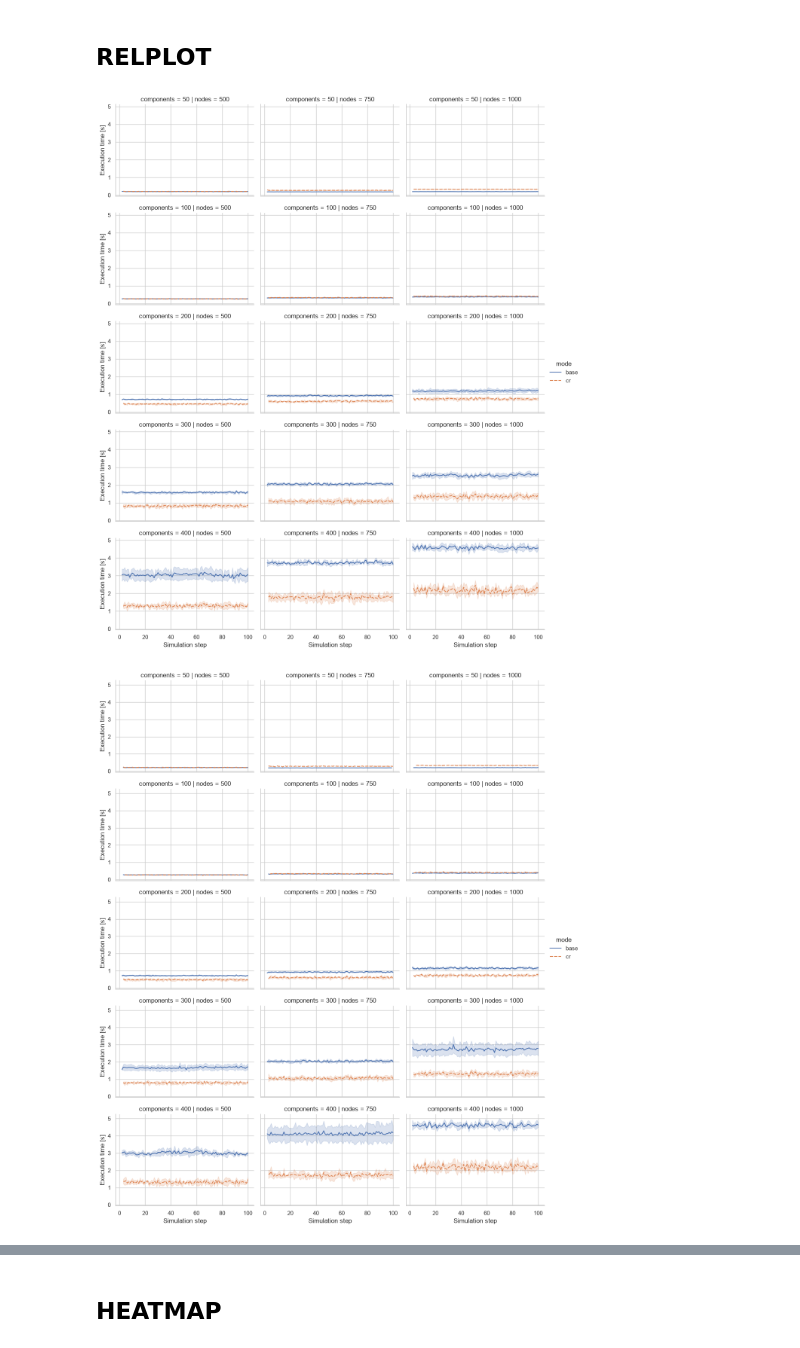
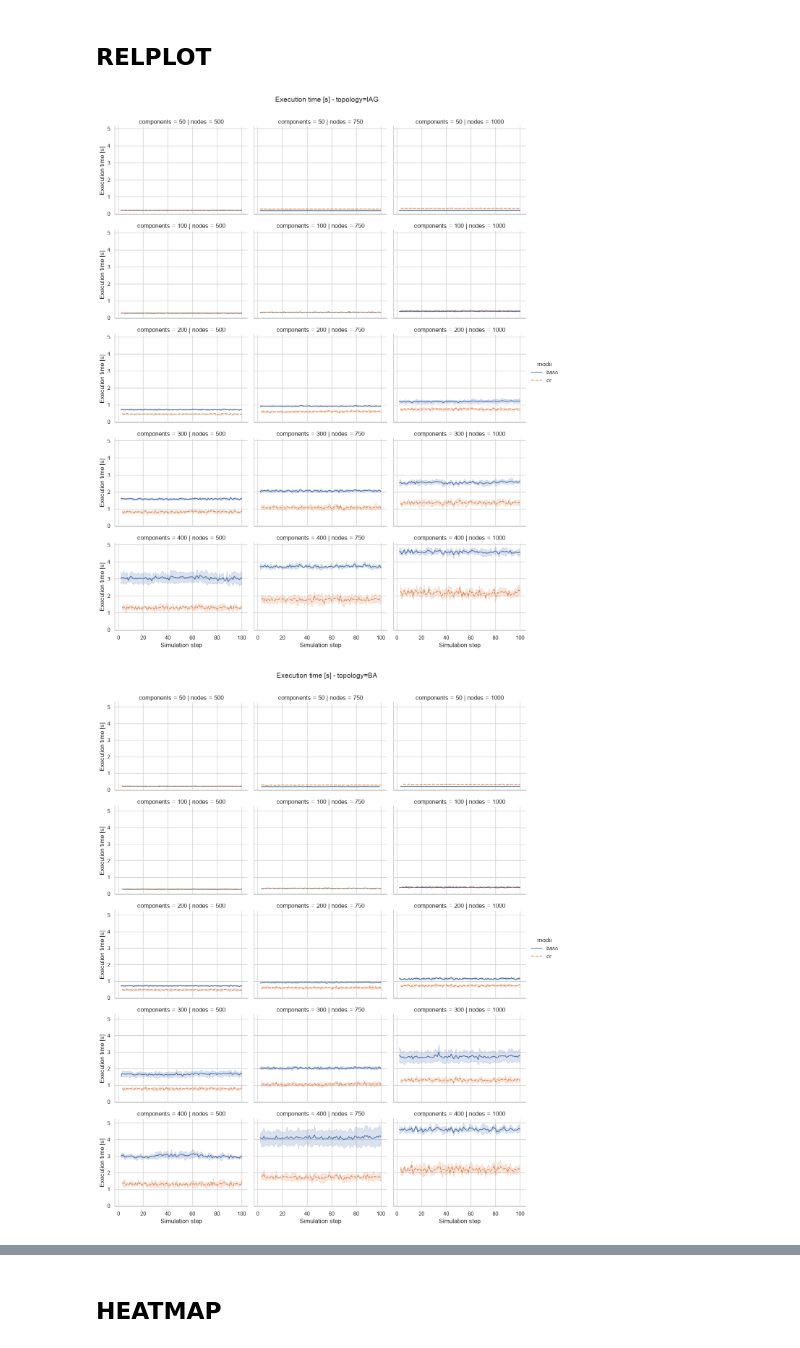
Before and after one commit to di-unipi-socc/sl-cr, a Jupyter notebook: notebooks/analyse.ipynb, the cells around one changed output, grey strips where cells are left out. Cells and saved outputs as stored; diff of their text form; code cells hidden in the pictures.

Commit message:
refactor: Update plots

```diff
--- a/notebooks/analyse.ipynb
+++ b/notebooks/analyse.ipynb
@@ -188,8 +187,7 @@ for metric in METRICS:
     for topology in TOPOLOGIES:
 
         data = plot_df[
-            (plot_df["callback_id"] == metric) &
-            (plot_df["topology"] == topology)
+            (plot_df["callback_id"] == metric) & (plot_df["topology"] == topology)
         ].copy()
 
         data = data.groupby(outlier_group_cols).apply(remove_outliers_iqr).copy()
@@ -199,40 +197,41 @@ for metric in METRICS:
             continue
 
         g = sns.relplot(
             data=data,
             x="n_event",
             y="value",
             hue="mode",
             style="mode",
             col="nodes",
             row="components",
             kind="line",
             errorbar="sd",
             marker=None,
             height=3.0,
             aspect=1.35,
             facet_kws={"sharex": True, "sharey": True},
         )
 
         g.set_axis_labels("Simulation step", METRIC_LABELS[metric])
         g.set_titles(
-            row_template="components = {row_name}",
-            col_template="nodes = {col_name}"
+            row_template="components = {row_name}", col_template="nodes = {col_name}"
         )
 
-        # g.figure.suptitle(
-        #     f"{METRIC_LABELS[metric]} - {topology}",
-        #     y=1.03,
-        #     fontsize=14
-        # )
+        g.figure.suptitle(
+            f"{METRIC_LABELS[metric]} - topology={topology}",
+            y=1.03,
+            fontsize=14,
+        )
 
         for ax in g.axes.flat:
             ax.grid(True)
 
         fig_path = GRID_PLOTS_PATH / metric / topology
         fig_path.parent.mkdir(parents=True, exist_ok=True)
-        plt.savefig(fig_path.with_suffix(f".{FIG_FORMAT}"), dpi=FIG_DPI, format=FIG_FORMAT)
+        plt.savefig(
+            fig_path.with_suffix(f".{FIG_FORMAT}"), dpi=FIG_DPI, format=FIG_FORMAT
+        )
         plt.show()
 # %% [output]
-[figure, old version]
+[figure, new version]
-[figure, old version]
+[figure, new version]
```
Also changed, not shown: parts of 4 cells of this notebook, 12 other files.
